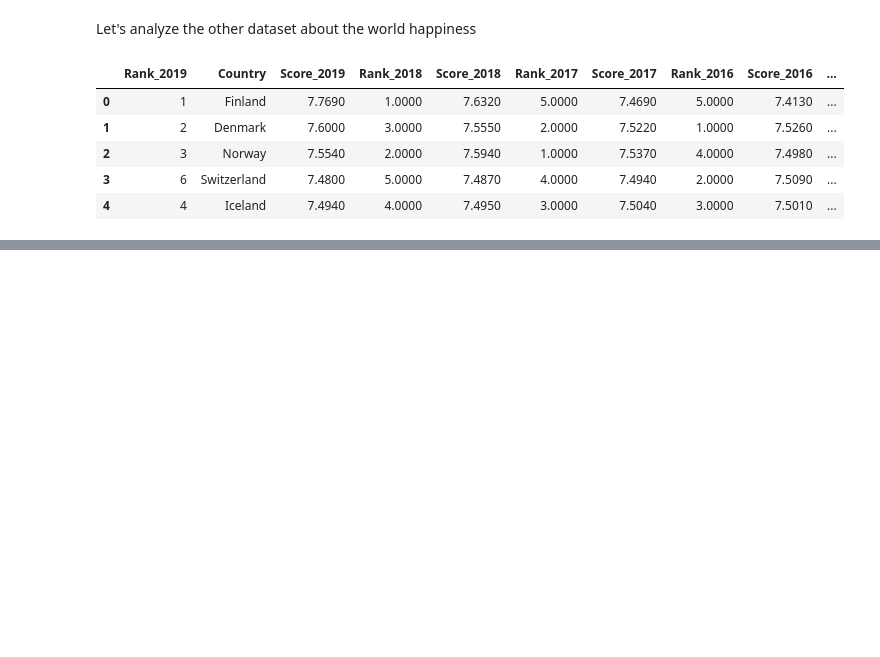
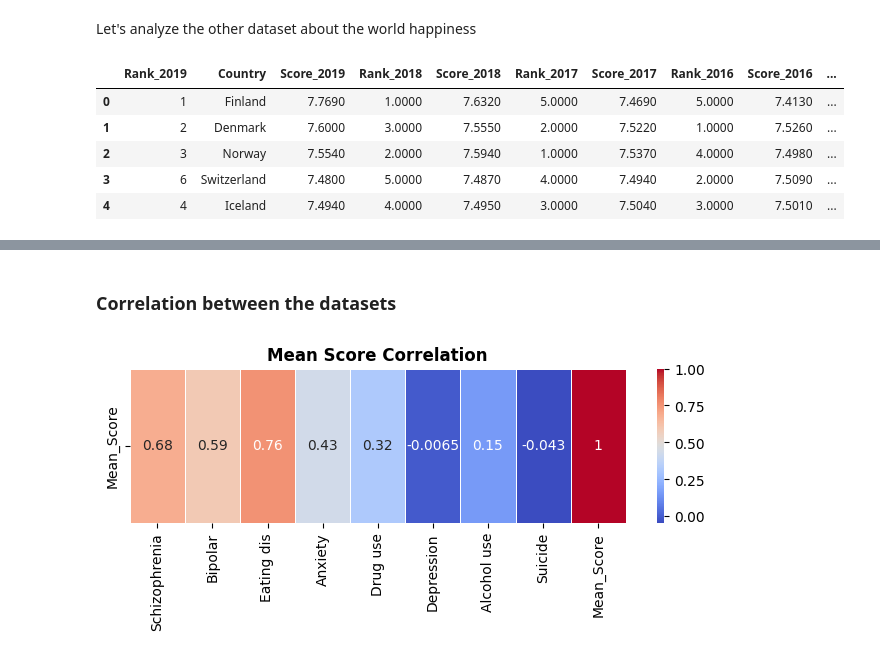
Before and after one commit to AlessandroSignoretto/Social_research_project, a Jupyter notebook: Social_research_project.ipynb, the cells around one changed output, grey strips where cells are left out. Cells and saved outputs as stored; diff of their text form; code cells hidden in the pictures; blank space fills up the shorter version.

```diff
--- a/Social_research_project.ipynb
+++ b/Social_research_project.ipynb
@@ -432,0 +435,24 @@ Happines_df.head()
+# %% [markdown]
+<h3><b>Correlation between the datasets</b></h3>
+# %%
+columns_of_interest = ["Country", "Schizophrenia", "Bipolar", "Eating dis", "Anxiety", "Drug use", "Depression", "Alcohol use",'Suicide']
+mental_columns1 = mental_health1[columns_of_interest]
+df_merged = pd.merge(mental_columns1, Happines_df1, on='Country')
+
+correlation_matrix1 = df_merged.corr()
+
+mean_score_correlation = correlation_matrix1.loc['Mean_Score']
+
+# Calcola la media dei valori di correlazione per ogni colonna
+mean_score_correlation = correlation_matrix1.mean()
+
+# Seleziona solo la riga del mean_score
+mean_score_row = correlation_matrix1.loc[['Mean_Score']]
+
+# Visualizza la heatmap solo con la riga del mean_score
+plt.figure(figsize=(8, 2))
+sns.heatmap(mean_score_row, annot=True, cmap="coolwarm", linewidths=0.5)
+plt.title("Mean Score Correlation", fontweight='bold')
+plt.show()
+# %% [output]
+[figure, added]
```
Also changed, not shown: parts of 13 cells of this notebook.
